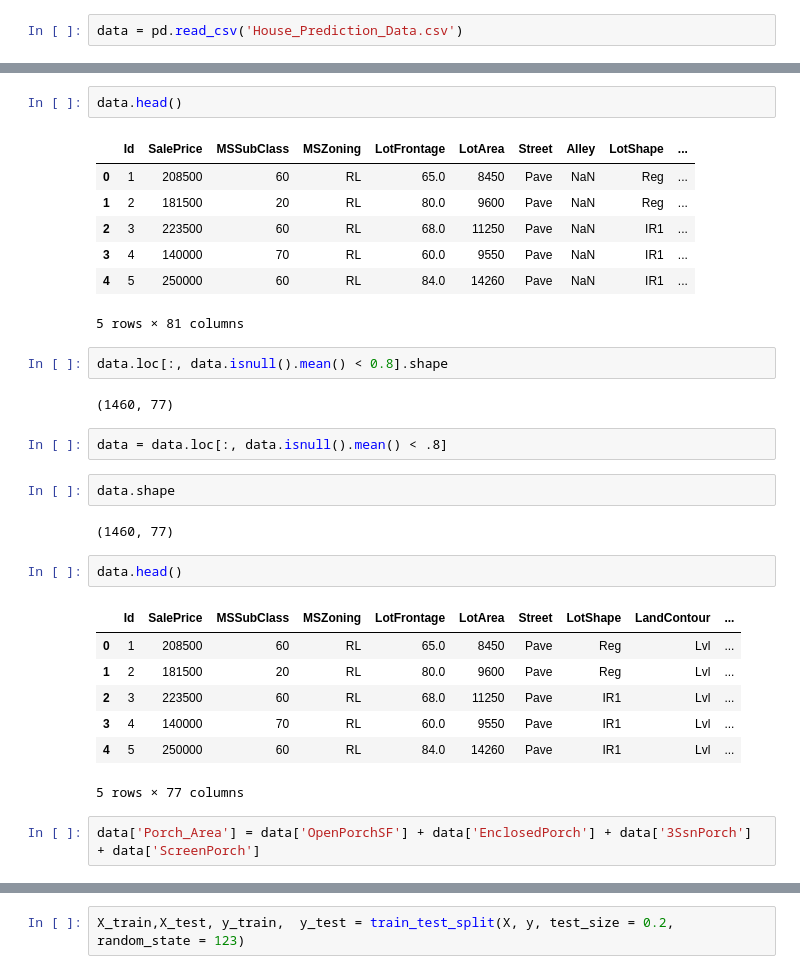
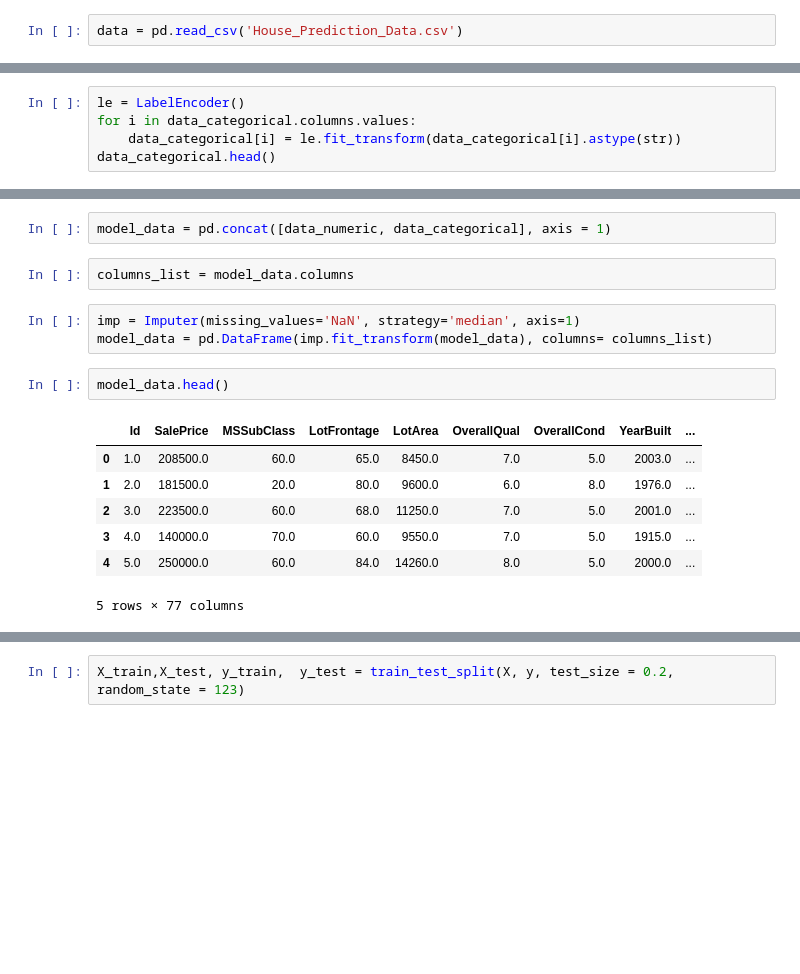
Before and after one commit to glennneiger/House-Price-Prediction-using-Advanced-ML-Algorithms, a Jupyter notebook: House Price Prediction.ipynb, the cells around one changed output, grey strips where cells are left out. Saved outputs shown, nothing was run; the diff lists cells and outputs as text; blank space fills up the shorter version.

Commit message:
Treating categorical variables

```diff
--- a/House Price Prediction.ipynb
+++ b/House Price Prediction.ipynb
@@ -17,0 +27,5 @@ data.shape
+# %%
+le = LabelEncoder()
+for i in data_categorical.columns.values:
+    data_categorical[i] = le.fit_transform(data_categorical[i].astype(str))
+data_categorical.head()
@@ -18,32 +45,17 @@ data.shape
+# %%
+model_data = pd.concat([data_numeric, data_categorical], axis = 1)
+# %%
+columns_list = model_data.columns
+# %%
+imp = Imputer(missing_values='NaN', strategy='median', axis=1)
+model_data = pd.DataFrame(imp.fit_transform(model_data), columns= columns_list)
 # %%
-data.head()
+model_data.head()
 # %% [output]
-|  | Id | SalePrice | MSSubClass | MSZoning | LotFrontage | LotArea | Street | Alley | LotShape | ... |
-| 0 | 1 | 208500 | 60 | RL | 65.0 | 8450 | Pave | NaN | Reg | ... |
-| 1 | 2 | 181500 | 20 | RL | 80.0 | 9600 | Pave | NaN | Reg | ... |
-| 2 | 3 | 223500 | 60 | RL | 68.0 | 11250 | Pave | NaN | IR1 | ... |
-| 3 | 4 | 140000 | 70 | RL | 60.0 | 9550 | Pave | NaN | IR1 | ... |
-| 4 | 5 | 250000 | 60 | RL | 84.0 | 14260 | Pave | NaN | IR1 | ... |
+|  | Id | SalePrice | MSSubClass | LotFrontage | LotArea | OverallQual | OverallCond | YearBuilt | ... |
+| 0 | 1.0 | 208500.0 | 60.0 | 65.0 | 8450.0 | 7.0 | 5.0 | 2003.0 | ... |
+| 1 | 2.0 | 181500.0 | 20.0 | 80.0 | 9600.0 | 6.0 | 8.0 | 1976.0 | ... |
+| 2 | 3.0 | 223500.0 | 60.0 | 68.0 | 11250.0 | 7.0 | 5.0 | 2001.0 | ... |
+| 3 | 4.0 | 140000.0 | 70.0 | 60.0 | 9550.0 | 7.0 | 5.0 | 1915.0 | ... |
+| 4 | 5.0 | 250000.0 | 60.0 | 84.0 | 14260.0 | 8.0 | 5.0 | 2000.0 | ... |
-5 rows × 81 columns
+5 rows × 77 columns
-# %%
-data.loc[:, data.isnull().mean() < 0.8].shape
-# %% [output]
-(1460, 77)
-# %%
-data = data.loc[:, data.isnull().mean() < .8]
-# %%
-data.shape
-# %% [output]
-(1460, 77)
-# %%
-data.head()
-# %% [output]
-|  | Id | SalePrice | MSSubClass | MSZoning | LotFrontage | LotArea | Street | LotShape | LandContour | ... |
-| 0 | 1 | 208500 | 60 | RL | 65.0 | 8450 | Pave | Reg | Lvl | ... |
-| 1 | 2 | 181500 | 20 | RL | 80.0 | 9600 | Pave | Reg | Lvl | ... |
-| 2 | 3 | 223500 | 60 | RL | 68.0 | 11250 | Pave | IR1 | Lvl | ... |
-| 3 | 4 | 140000 | 70 | RL | 60.0 | 9550 | Pave | IR1 | Lvl | ... |
-| 4 | 5 | 250000 | 60 | RL | 84.0 | 14260 | Pave | IR1 | Lvl | ... |
-5 rows × 77 columns
-# %%
-data['Porch_Area'] = data['OpenPorchSF'] + data['EnclosedPorch'] + data['3SsnPorch'] + data['ScreenPorch']
```
Also changed, not shown: parts of 19 cells of this notebook.
